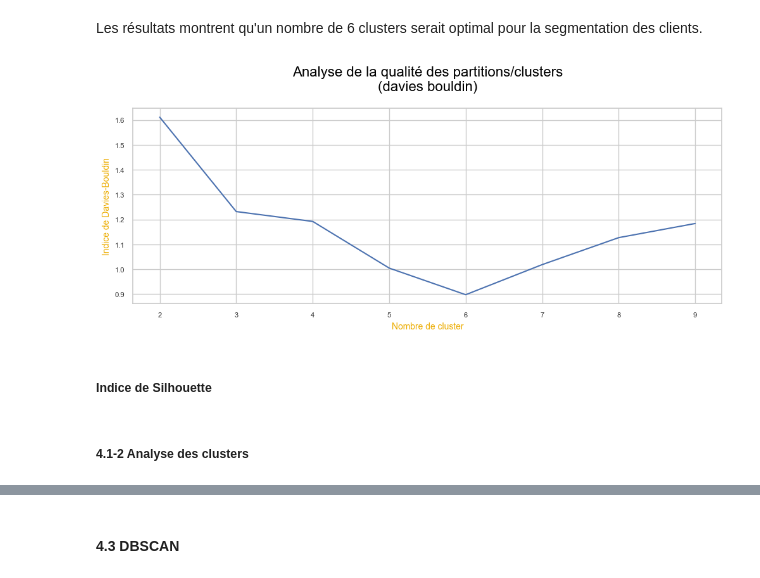
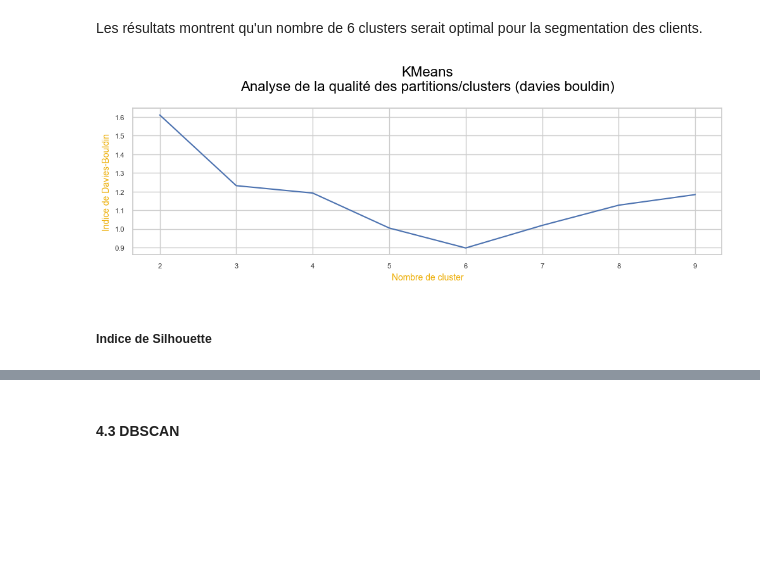
Before and after one commit to RR-DataSciences/P5_Segmentez_Des_Clients_Dun_Site_e_commerce, a Jupyter notebook: P5_Modelling.ipynb, the cells around one changed output, grey strips where cells are left out. Drawn from its saved outputs; the diff is of its cells as text; code cells hidden in the pictures; blank space fills up the shorter version.

```diff
--- a/P5_Modelling.ipynb
+++ b/P5_Modelling.ipynb
@@ -194,14 +196,14 @@ print(score_bouldin)
 # %% [markdown]
 Les résultats montrent qu'un nombre de 6 clusters serait optimal pour la segmentation des clients.
 # %%
-#Analyse des regroupements de clusters
-plt.figure(figsize=(12,4))
+# Cluster analysis
+plt.figure(figsize=(12,3))
 plt.plot(range(2,10), score_bouldin)
-plt.title('Analyse de la qualité des partitions/clusters\n(davies bouldin)')
+plt.title('KMeans\nAnalyse de la qualité des partitions/clusters (davies bouldin)')
 plt.xlabel("Nombre de cluster")
 plt.ylabel("Indice de Davies-Bouldin")
 plt.show()
 # %% [output]
-[figure, old version]
+[figure, new version]
 # %% [markdown]
 ##### **Indice de Silhouette**
@@ -230,2 +209,0 @@ plt.show()
-# %% [markdown]
-##### **4.1-2   Analyse des clusters**
```
Also changed, not shown: parts of 108 cells of this notebook, 3 other files.
